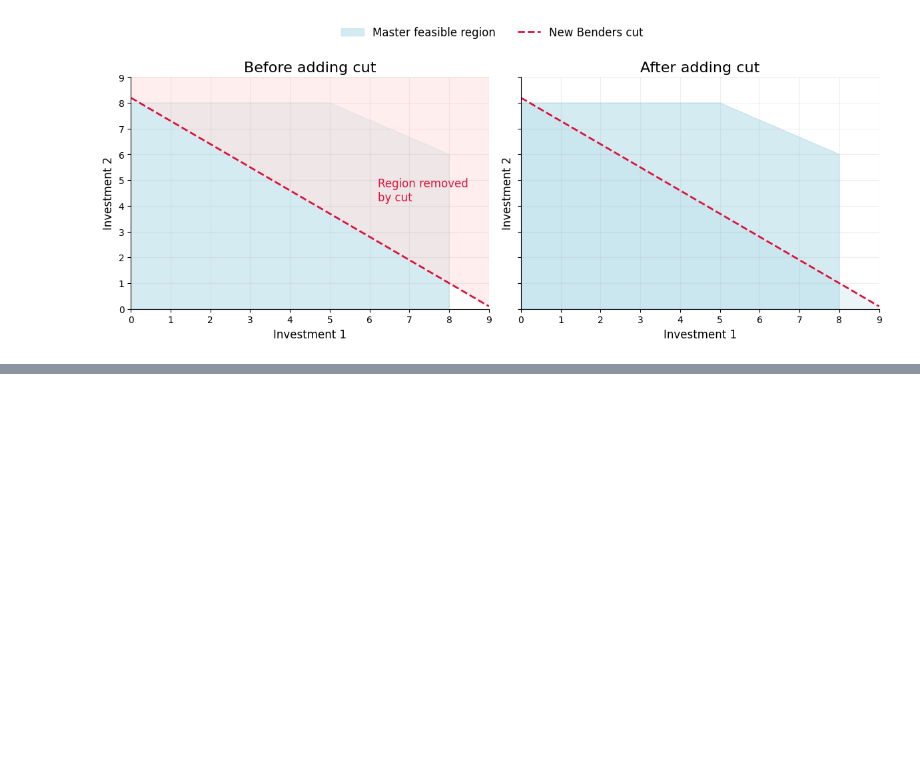
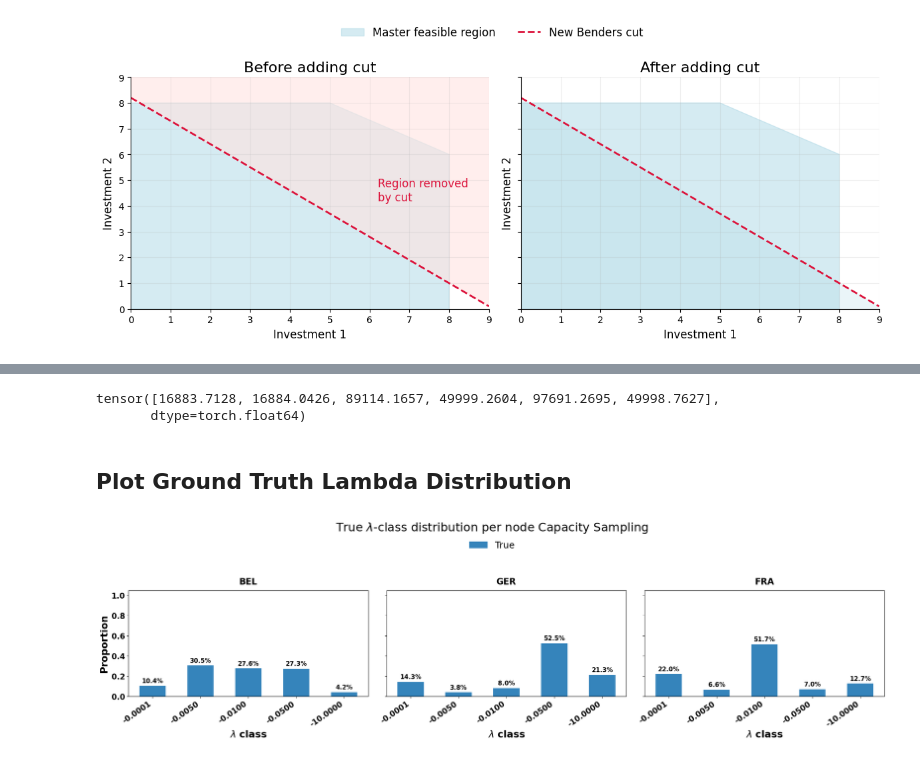
Before and after one commit to PeterrHH/ML-Enhanced-Benders, a Jupyter notebook: data_visualise.ipynb, the cells around one changed output, grey strips where cells are left out. Drawn from its saved outputs; the diff is of its cells as text; code cells hidden in the pictures; blank space fills up the shorter version.

Commit message:
Add Dual Improvements

```diff
--- a/data_visualise.ipynb
+++ b/data_visualise.ipynb
@@ -1819,0 +1525,13 @@ max          9.769395e+01      4.113428e+03
+# %%
+import pickle
+'''
+const_data_path = "data/ED_data/Constraint/3Loc/ED_NB-G-F_GB2-G2-F2_L3_c0_s0_p0_ui_constraint1000_smp15_GenConst_lbFalse_renewMaxInvTrue.pkl" # COnstrainted
+orig_data_path = "data/ED_data/ED_NB-G-F_GB2-G2-F2_L3_c0_s0_p0_smp15.pkl"
+node_const_data_path = "data/ED_data/Constraint/3Loc/ED_NB-G-F_GB2-G2-F2_L3_c0_s0_p0_ui_constraint1000_smp15_GenConst_lbFalse_renewPerc90_NodeConst.pkl"
+cap_data_path = "data/ED_data/Constraint/3Loc/ED_NB-G-F_GB2-G2-F2_L3_c0_s0_p0_CapSobol_GenConst_ui_constraint1000_smp15_renewMaxInvTrue_NodeConst.pkl"
+'''
+data_path = "data/ED_data/Constraint/3Loc/ED_NB-G-F_GB2-G2-F2_L3_c0_s0_p0_ui_constraint1000_smp15_GenConst_lbFalse_renewMaxInvTrue.pkl"
+data = pickle.load(open(data_path, "rb"))
+print("Locations:", data.N)
+print("Generators:", data.G)
+print("Lines:", data.L)
@@ -1819,0 +1630,13 @@ max          9.769395e+01      4.113428e+03
+# %%
+cap_sample_data_path = "data/ED_data/Constraint/3Loc/ED_NB-G-F_GB2-G2-F2_L3_c0_s0_p0_CapSobol_GenConst_ui_constraint1000_smp15_renewMaxInvTrue_NodeConst.pkl"
+cap_sample_data = pickle.load(open(cap_sample_data_path, "rb"))
+
+df_eff_bound = compute_effective_capacity_bounds(cap_sample_data)
+df_eff_bound
+
+print(cap_sample_data.X[:,-6:].max(dim = 0).values)
+# %% [output]
+tensor([16883.7128, 16884.0426, 89114.1657, 49999.2604, 97691.2695, 49998.7627],
+       dtype=torch.float64)
+# %% [markdown]
+## Plot Ground Truth Lambda Distribution
@@ -1819,0 +1841,17 @@ max          9.769395e+01      4.113428e+03
+# %%
+base_path = "outputs/PDL/ED/3Nodes-FraBelGer"
+exp_D_1_path = "Constraint/learn_primal:True_train:0.8_rho:0.5_rhomax:5000_alpha:10_L:10-BaselineConst2"
+
+dual_net, _,_ = load_dual_net(base_path, exp_D_1_path, data)
+
+data_path = "data/ED_data/Constraint/3Loc/ED_NB-G-F_GB2-G2-F2_L3_c0_s0_p0_CapSobol_GenConst_ui_constraint1000_smp15_renewMaxInvTrue.pkl"
+data = pickle.load(open(data_path, "rb"))
+
+plot_lambda_true_dist(
+    data=data,
+    dual_net=dual_net,
+    title=r"True $\lambda$-class distribution per node Capacity Sampling",
+    save_name="true_lambda_distribution.png"
+)
+# %% [output]
+[figure, added]
```
Also changed, not shown: parts of 34 cells of this notebook, 12 other files.
